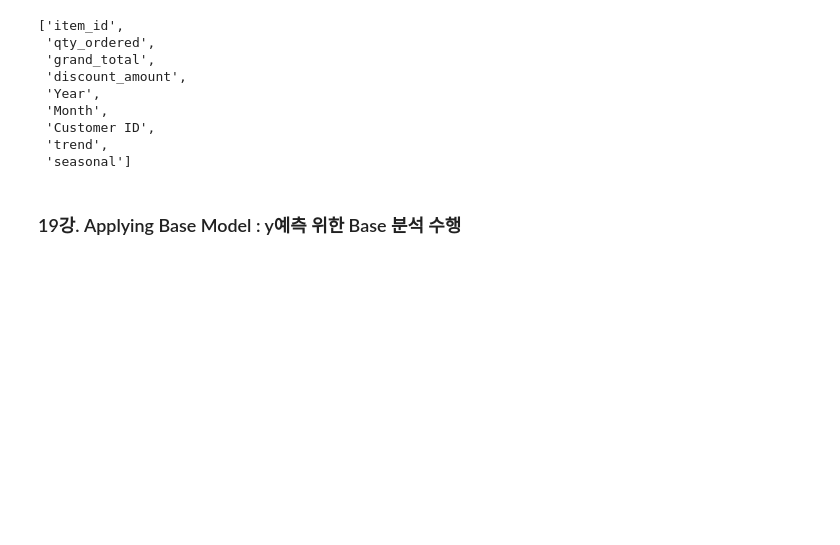
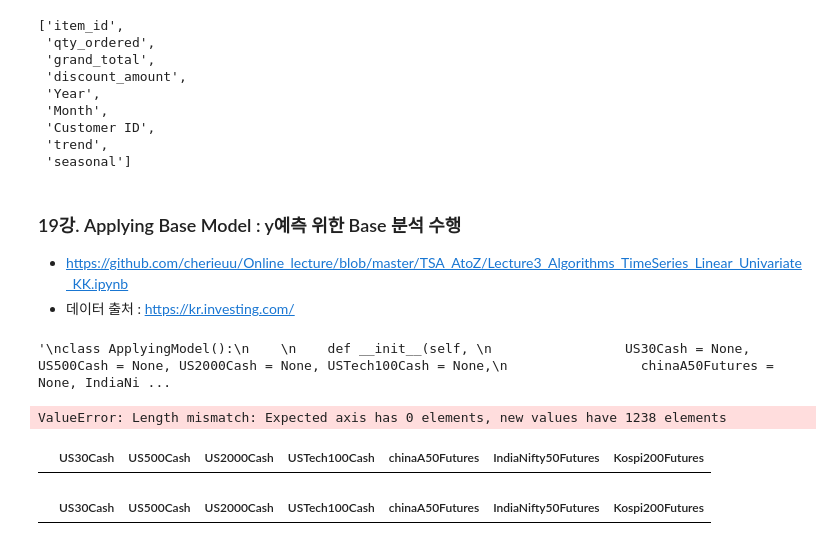
Before and after one commit to ksydata/HanaDTUniv_ToyObject, a Jupyter notebook: TimeSeriesDataAnalysis.ipynb, the cells around one changed output. Cells and saved outputs as stored; diff of their text form; code cells hidden in the pictures; blank space fills up the shorter version.

Commit message:
trial & error 3

```diff
--- a/TimeSeriesDataAnalysis.ipynb
+++ b/TimeSeriesDataAnalysis.ipynb
@@ -635,3 +706,26 @@ pd.get_dummies(new_ecommerce_data["Quarter"],
  'seasonal']
 # %% [markdown]
 ### 19강. Applying Base Model : y예측 위한 Base 분석 수행
+
+* https://github.com/cherieuu/Online_lecture/blob/master/TSA_AtoZ/Lecture3_Algorithms_TimeSeries_Linear_Univariate_KK.ipynb
+* 데이터 출처 : https://kr.investing.com/
+# %%
+"""
+class ApplyingModel():
+
+    def __init__(self,
+                 US30Cash = None, US500Cash = None, US2000Cash = None, USTech100Cash = None,
+                 chinaA50Futures = None, IndiaNifty50Futures = None, Kospi200Futures = None):
+
+        self.chinaA50Futures = chinaA50Futures
+        self.US30Cash = US30Cash
+        self.US500Cash = US500Cash
+        self.US2000Cash = US2000Cash
+        self.USTech100Cash = USTech100Cash
+        self.IndiaNifty50Futures = IndiaNifty50Futures
+        self.Kospi200Futures = Kospi200Futures
+
+    def loadFuturesData(self):
+"""
+# %% [output]
+'\nclass ApplyingModel():\n    \n    def __init__(self, \n                 US30Cash = None, US500Cash = None, US2000Cash = None, USTech100Cash = None,\n                 chinaA50Futures = None, IndiaNi ...
@@ -637,0 +747,29 @@ pd.get_dummies(new_ecommerce_data["Quarter"],
+# %%
+closed_price = pd.DataFrame(
+    columns = ["US30Cash", "US500Cash", "US2000Cash", "USTech100Cash",
+               "chinaA50Futures", "IndiaNifty50Futures", "Kospi200Futures"]
+)
+dates = pd.date_range(
+    start =  "2020-01-01",
+    end = "2023-05-22",
+    freq = "D"
+)
+closed_price.index = dates
+    # [ValueError] Length mismatch: Expected axis has 0 elements, new values have 1238 element
+# %% [output]
+ValueError: Length mismatch: Expected axis has 0 elements, new values have 1238 elements
+# %%
+closed_price
+# %% [output]
+|  | US30Cash | US500Cash | US2000Cash | USTech100Cash | chinaA50Futures | IndiaNifty50Futures | Kospi200Futures |
+# %%
+closed_price["US30Cash"] = US30Cash["종가"]
+closed_price["US500Cash"] = US500Cash["종가"]
+closed_price["US2000Cash"] = US2000Cash["종가"]
+closed_price["USTech100Cash"] = USTech100Cash["종가"]
+closed_price["chinaA50Futures"] = chinaA50Futures["종가"]
+closed_price["IndiaNifty50Futures"] = IndiaNifty50Futures["종가"]
+closed_price["Kospi200Futures"] = Kospi200Futures["종가"]
+    # global["_i".format(i)]
+# %% [output]
+|  | US30Cash | US500Cash | US2000Cash | USTech100Cash | chinaA50Futures | IndiaNifty50Futures | Kospi200Futures |
```
Also changed, not shown: parts of 20 cells of this notebook.
